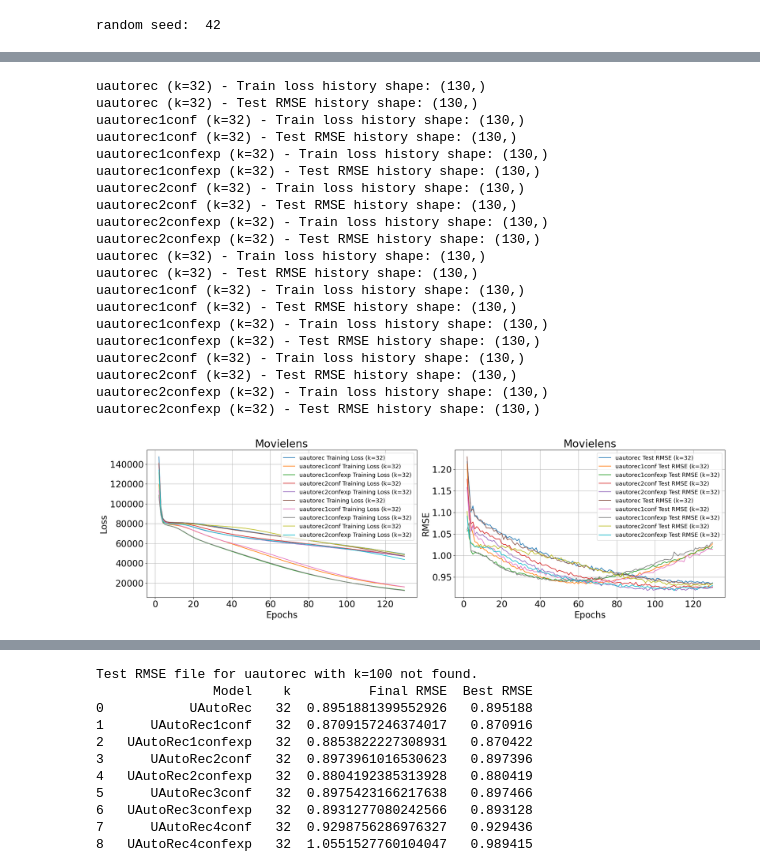
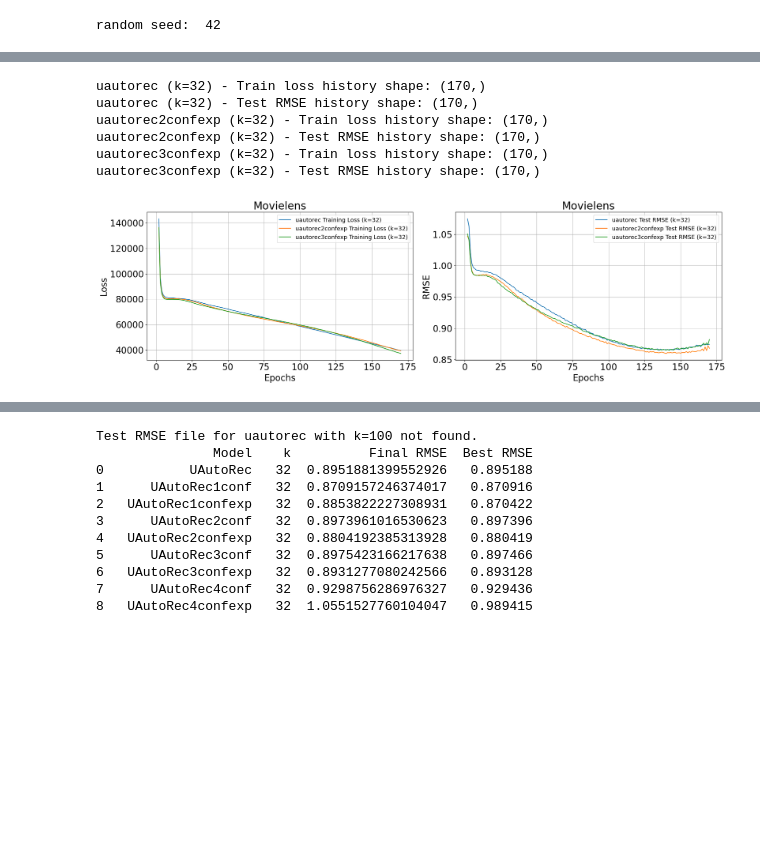
Before and after one commit to SStokroos/NEW, a Jupyter notebook: zelf/MAINRUN.ipynb, the cells around one changed output, grey strips where cells are left out. Cells and saved outputs as stored; diff of their text form; code cells hidden in the pictures; blank space fills up the shorter version.

```diff
--- a/zelf/MAINRUN.ipynb
+++ b/zelf/MAINRUN.ipynb
@@ -52,13 +52,14 @@ def choose_data(dat, test_size, val_size):
     # print(ml_full.shape[0])
     # print(train.shape[0] + val.shape[0] +  test.shape[0])
 
-    return train, val, test, n_users, n_items
+    return train, test, val,  n_users, n_items
 
-def load_confounders(dat, k, contype):
-    CAUSEFIT_DIR = f'C:/Users/Sten Stokroos/Desktop/NEW/zelf/Data/exposure_output/{dat}_{contype}_exp_k_{k}.csv'
+def load_confounders(dat, k):# contype):
+    CAUSEFIT_DIR = f'C:/Users/Sten Stokroos/Desktop/NEW/zelf/Data/exposure_output/{dat}_exp_k_{k}.csv'
     conf_df = pd.read_csv(CAUSEFIT_DIR, header=None)
     confounder_data = conf_df.to_numpy().T
     return confounder_data
+
 
 def load_data_rating(dat, columns=[0, 1, 2], sep="\t", include_validation=False, test_size=0.1, val_size=0.1):
     train, val, test, n_users, n_items = choose_data(dat, test_size, val_size)
@@ -169,21 +170,21 @@ def run_all_models(result_path, models, k_values, contype):
 result_path = 'C:/Users/Sten Stokroos/Desktop/NEW/zelf/results'
 
 models = [
-    # {'module_name': 'urec_og', 'class_name': 'UAutoRec'},
-    {'module_name': 'urec_1_conf', 'class_name': 'UAutoRec1conf'},
+    {'module_name': 'urec_og', 'class_name': 'UAutoRec'},
+    # {'module_name': 'urec_1_conf', 'class_name': 'UAutoRec1conf'},
     # {'module_name': 'urec_1_confexp', 'class_name': 'UAutoRec1confexp'},
     # {'module_name': 'urec_2_conf', 'class_name': 'UAutoRec2conf'},
-    # {'module_name': 'urec_2_confexp', 'class_name': 'UAutoRec2confexp'}
+    {'module_name': 'urec_2_confexp', 'class_name': 'UAutoRec2confexp'},
     # {'module_name': 'urec_2_confexp copy', 'class_name': 'UAutoRec2confexpcopy'}
     # {'module_name': 'urec_3_conf', 'class_name': 'UAutoRec3conf'},
-    # {'module_name': 'urec_3_confexp', 'class_name': 'UAutoRec3confexp'},
+    {'module_name': 'urec_3_confexp', 'class_name': 'UAutoRec3confexp'}
     # {'module_name': 'urec_4_conf', 'class_name': 'UAutoRec4conf'},
     # {'module_name': 'urec_4_confexp', 'class_name': 'UAutoRec4confexp'}
 ]
 
 k_values = [32]
-contype = ['mlp', 'hpf']
+contype = ['hpf']
 
 
-run_all_models(result_path, models, k_values, contype)
+run_all_models(result_path, models, k_values)
 # %% [output]
@@ -211,14 +215,15 @@ import matplotlib.pyplot as plt
 import os
 
 def plot_results(result_path, models, k_values, contype):
+    epoch = 170
     plt.figure(figsize=(20, 6))
     for c in contype:
         for k in k_values:
             for model in models:
                 class_name = model['class_name'].lower()
                 class_folder = os.path.join(result_path, class_name)
-                train_loss_file = os.path.join(class_folder, f'{c}_train_loss_ml2_k{k}.npy')
-                test_rmse_file = os.path.join(class_folder, f'{c}_test_rmse_ml2_k{k}.npy')
+                train_loss_file = os.path.join(class_folder, f'{epoch}_train_loss_ml_k{k}.npy')
+                test_rmse_file = os.path.join(class_folder, f'{epoch}_test_rmse_ml_k{k}.npy')
 
                 if not os.path.exists(train_loss_file) or not os.path.exists(test_rmse_file):
                     print(f"Files for {class_name} with k={k} not found.")
@@ -248,59 +253,45 @@ def plot_results(result_path, models, k_values, contype):
     plt.yticks(fontsize=20)
     plt.title('Movielens', fontsize = 24)
     plt.legend(fontsize = 13)
     plt.grid(True)
 
     plt.subplot(1, 2, 2)
     plt.xlabel('Epochs', fontsize = 20)
     plt.ylabel('RMSE', fontsize = 20)
     plt.xticks(fontsize=20)
     plt.yticks(fontsize=20)
     plt.title('Movielens', fontsize = 24)
     plt.legend(fontsize = 13)
     plt.grid(True)
 
     plt.tight_layout()
     plt.show()
 
 # Example usage
 result_path = 'C:/Users/Sten Stokroos/Desktop/NEW/zelf/results'
 models = [
     {'module_name': 'urec_og', 'class_name': 'UAutoRec'},
-    {'module_name': 'urec_1_conf', 'class_name': 'UAutoRec1Conf'},
-    {'module_name': 'urec_1_confexp', 'class_name': 'UAutoRec1ConfExp'},
-    {'module_name': 'urec_2_conf', 'class_name': 'UAutoRec2Conf'},
+    # {'module_name': 'urec_1_conf', 'class_name': 'UAutoRec1Conf'},
+    # {'module_name': 'urec_1_confexp', 'class_name': 'UAutoRec1ConfExp'},
+    # {'module_name': 'urec_2_conf', 'class_name': 'UAutoRec2Conf'},
     {'module_name': 'urec_2_confexp', 'class_name': 'UAutoRec2ConfExp'},
     # {'module_name': 'urec_3_conf', 'class_name': 'UAutoRec3Conf'},
-    # {'module_name': 'urec_3_confexp', 'class_name': 'UAutoRec3ConfExp'},
+    {'module_name': 'urec_3_confexp', 'class_name': 'UAutoRec3ConfExp'},
     # {'module_name': 'urec_4_conf', 'class_name': 'UAutoRec4Conf'},
     # {'module_name': 'urec_4_confexp', 'class_name': 'UAutoRec4ConfExp'}
 ]
 k_values = [32]  # Add all the k values you want to plot
-contype = ['hpf', 'mlp']
+contype = ['hpf']
 
 plot_results(result_path, models, k_values, contype)
 # %% [output]
-uautorec (k=32) - Train loss history shape: (130,)
-uautorec (k=32) - Test RMSE history shape: (130,)
-uautorec1conf (k=32) - Train loss history shape: (130,)
-uautorec1conf (k=32) - Test RMSE history shape: (130,)
-uautorec1confexp (k=32) - Train loss history shape: (130,)
-uautorec1confexp (k=32) - Test RMSE history shape: (130,)
-uautorec2conf (k=32) - Train loss history shape: (130,)
-uautorec2conf (k=32) - Test RMSE history shape: (130,)
-uautorec2confexp (k=32) - Train loss history shape: (130,)
-uautorec2confexp (k=32) - Test RMSE history shape: (130,)
-uautorec (k=32) - Train loss history shape: (130,)
-uautorec (k=32) - Test RMSE history shape: (130,)
-uautorec1conf (k=32) - Train loss history shape: (130,)
-uautorec1conf (k=32) - Test RMSE history shape: (130,)
-uautorec1confexp (k=32) - Train loss history shape: (130,)
-uautorec1confexp (k=32) - Test RMSE history shape: (130,)
-uautorec2conf (k=32) - Train loss history shape: (130,)
-uautorec2conf (k=32) - Test RMSE history shape: (130,)
-uautorec2confexp (k=32) - Train loss history shape: (130,)
-uautorec2confexp (k=32) - Test RMSE history shape: (130,)
+uautorec (k=32) - Train loss history shape: (170,)
+uautorec (k=32) - Test RMSE history shape: (170,)
+uautorec2confexp (k=32) - Train loss history shape: (170,)
+uautorec2confexp (k=32) - Test RMSE history shape: (170,)
+uautorec3confexp (k=32) - Train loss history shape: (170,)
+uautorec3confexp (k=32) - Test RMSE history shape: (170,)
-[figure, old version]
+[figure, new version]
 # %%
 import os
 import numpy as np
```
Also changed, not shown: parts of 3 cells of this notebook, 43 other files.
